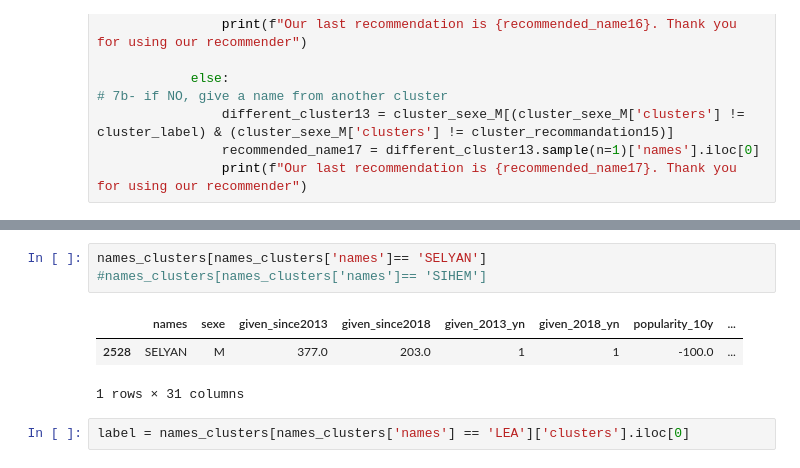
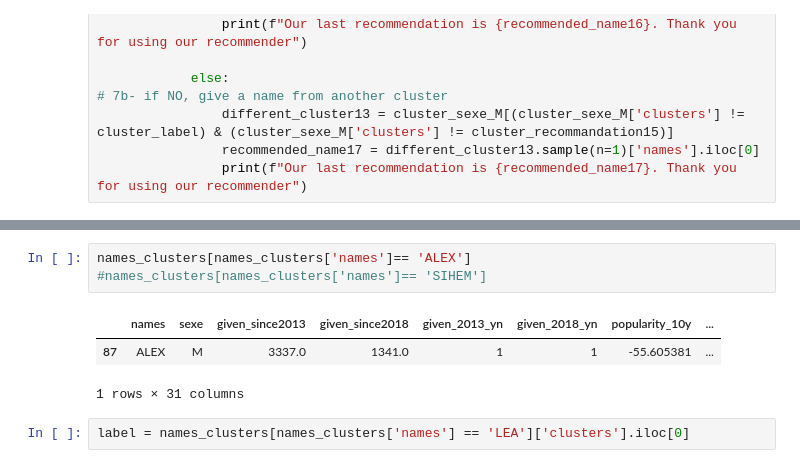
Before and after one commit to CyrielleMary/final_project, a Jupyter notebook: Baby_names_MODEL.ipynb, the cells around one changed output, grey strips where cells are left out. Cells and saved outputs as stored; diff of their text form.

```diff
--- a/Baby_names_MODEL.ipynb
+++ b/Baby_names_MODEL.ipynb
@@ -430,9 +438,9 @@ Our last recommendation is SELYAN. Thank you for using our recommender
 # %%
-names_clusters[names_clusters['names']== 'SELYAN']
+names_clusters[names_clusters['names']== 'ALEX']
 #names_clusters[names_clusters['names']== 'SIHEM']
 # %% [output]
 |  | names | sexe | given_since2013 | given_since2018 | given_2013_yn | given_2018_yn | popularity_10y | ... |
-| 2528 | SELYAN | M | 377.0 | 203.0 | 1 | 1 | -100.0 | ... |
+| 87 | ALEX | M | 3337.0 | 1341.0 | 1 | 1 | -55.605381 | ... |
 1 rows × 31 columns
 # %%
 label = names_clusters[names_clusters['names'] == 'LEA']['clusters'].iloc[0]
```
Also changed, not shown: parts of 22 cells of this notebook.
